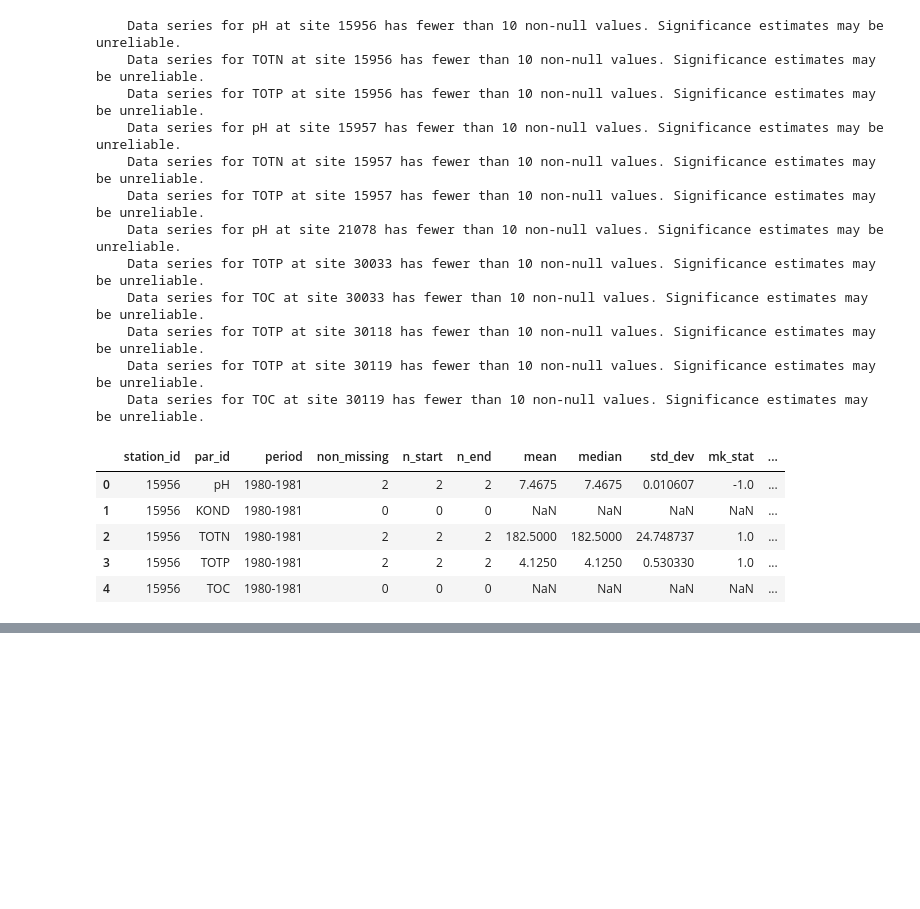
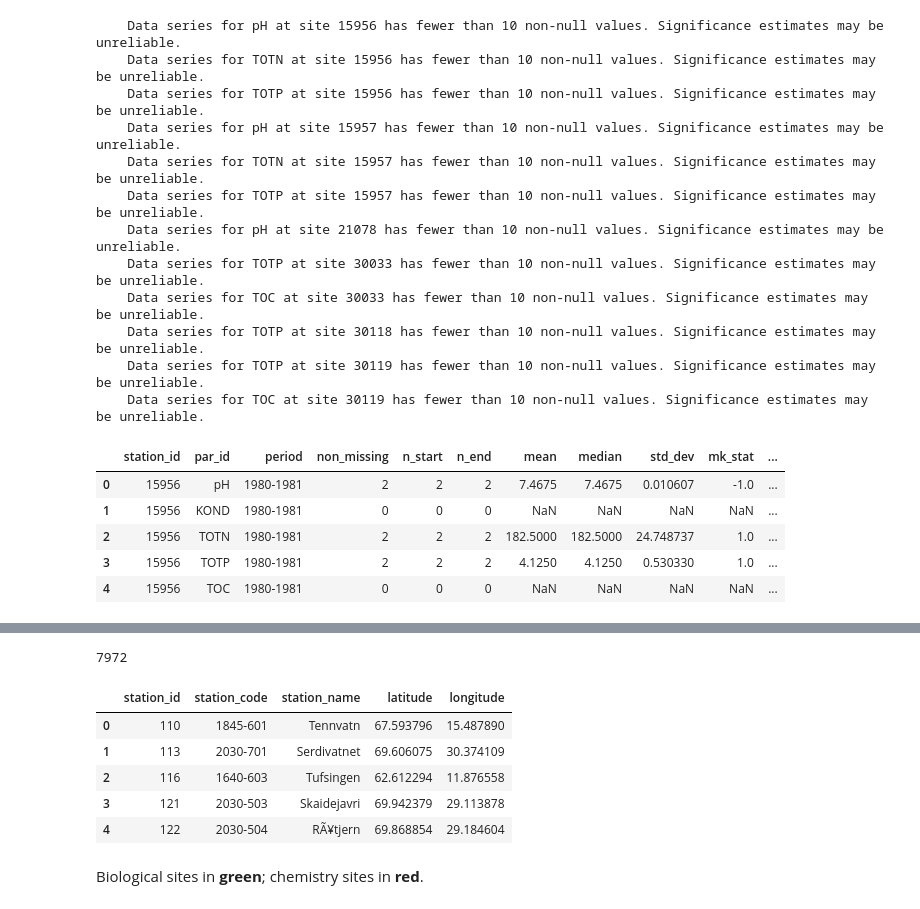
Before and after one commit to JamesSample/misc, a Jupyter notebook: resa_northern_sites.ipynb, the cells around one changed output, grey strips where cells are left out. Cells and saved outputs as stored; diff of their text form; code cells hidden in the pictures; blank space fills up the shorter version.

```diff
--- a/resa_northern_sites.ipynb
+++ b/resa_northern_sites.ipynb
@@ -340,0 +401,23 @@ res_df.head()
+# %%
+# Get all northern stations from RESA2
+sql = ("SELECT station_id, station_code, station_name, "
+       "latitude, longitude FROM RESA2.STATIONS "
+       "WHERE latitude > 60 ")
+
+df = pd.read_sql_query(sql, engine)
+
+# Decode special characters
+for col in df.columns:
+    if df[col].dtype == object:
+        df[col] = df[col].str.decode('windows-1252')
+
+print len(df)
+df.head()
+# %% [output]
+7972
+|  | station_id | station_code | station_name | latitude | longitude |
+| 0 | 110 | 1845-601 | Tennvatn | 67.593796 | 15.487890 |
+| 1 | 113 | 2030-701 | Serdivatnet | 69.606075 | 30.374109 |
+| 2 | 116 | 1640-603 | Tufsingen | 62.612294 | 11.876558 |
+| 3 | 121 | 2030-503 | Skaidejavri | 69.942379 | 29.113878 |
+| 4 | 122 | 2030-504 | RÃ¥tjern | 69.868854 | 29.184604 |
@@ -340,0 +458,2 @@ res_df.head()
+# %% [markdown]
+Biological sites in **green**; chemistry sites in **red**.
```
Also changed, not shown: parts of 7 cells of this notebook.
